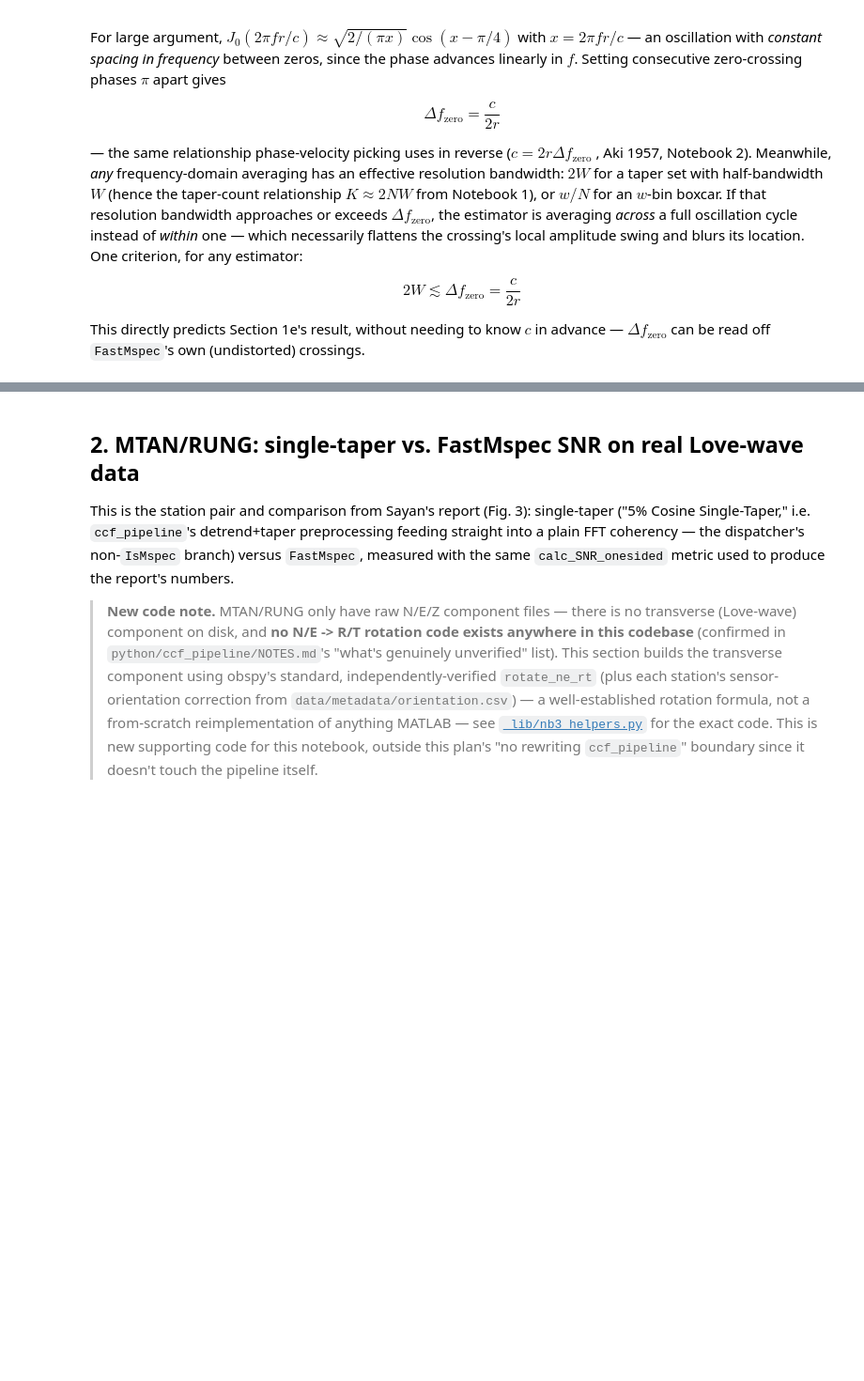
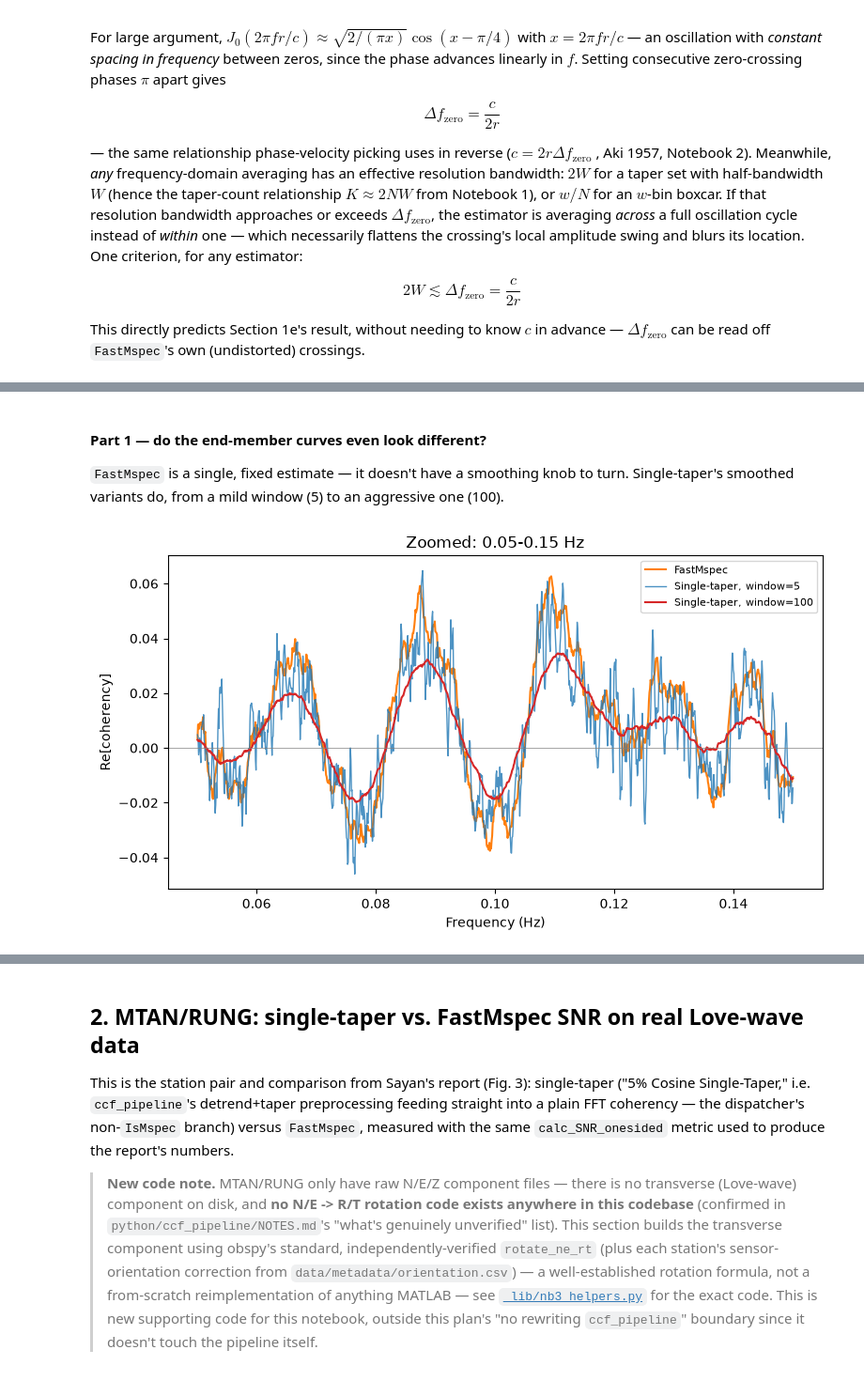
Before and after one commit to URseismology/FastMSPEC, a Jupyter notebook: notebooks/03_fastmspec_application.ipynb, the cells around one changed output, grey strips where cells are left out. Shown at 94% size. Cells and saved outputs as stored; diff of their text form; code cells hidden in the pictures; blank space fills up the shorter version.

```diff
--- a/notebooks/03_fastmspec_application.ipynb
+++ b/notebooks/03_fastmspec_application.ipynb
@@ -716,0 +616,23 @@ easy to violate this criterion without realizing it.
+# %% [markdown]
+#### Part 1 — do the end-member curves even look different?
+
+`FastMspec` is a single, fixed estimate — it doesn't have a smoothing knob
+to turn. Single-taper's smoothed variants do, from a mild window (5) to an
+aggressive one (100).
+# %%
+fig, ax = plt.subplots(figsize=(8, 4.5))
+cs_w5 = uniform_filter1d(cs_love, size=5)
+cs_w100 = uniform_filter1d(cs_love, size=100)
+
+zoom = (f_love >= 0.05) & (f_love < 0.15)
+ax.plot(f_love[zoom], cf_love[zoom], color='C1', linewidth=1.5, label='FastMspec')
+ax.plot(f_love[zoom], cs_w5[zoom], color='C0', linewidth=1, alpha=0.8, label='Single-taper, window=5')
+ax.plot(f_love[zoom], cs_w100[zoom], color='C3', linewidth=1.5, label='Single-taper, window=100')
+ax.axhline(0, color='gray', linewidth=0.5)
+ax.set_xlabel('Frequency (Hz)'); ax.set_ylabel('Re[coherency]')
+ax.set_title('Zoomed: 0.05-0.15 Hz')
+ax.legend(fontsize=8)
+plt.tight_layout()
+plt.show()
+# %% [output]
+[figure, added]
```
Also changed, not shown: parts of 22 cells of this notebook, 2 other files.
